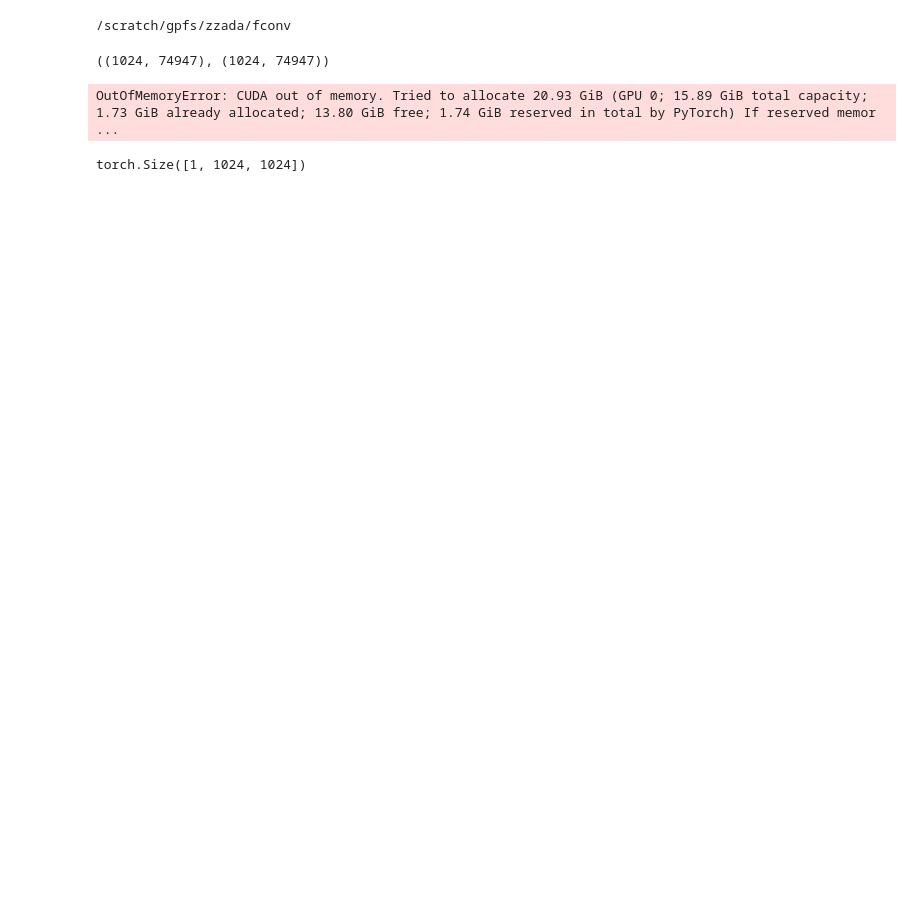
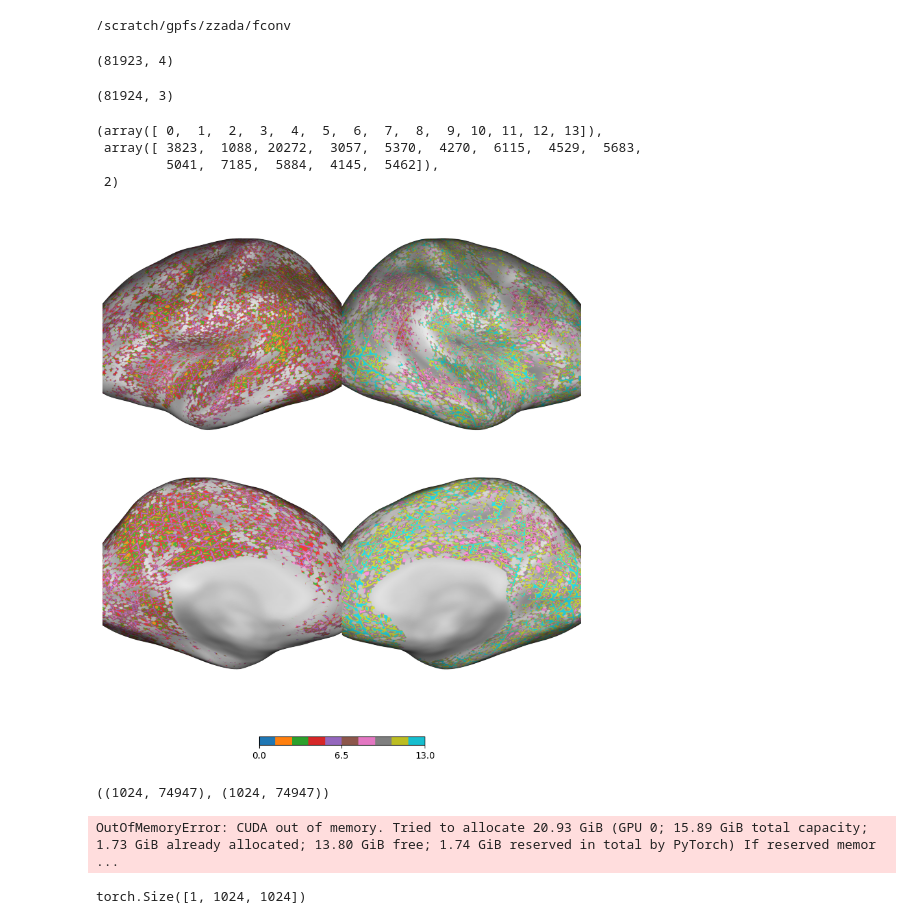
Before and after one commit to YeajuDianaKim394/EncodingModels, a Jupyter notebook: code/mc.ipynb, the cells around one changed output. Saved outputs shown, nothing was run; the diff lists cells and outputs as text; code cells hidden in the pictures; blank space fills up the shorter version.

```diff
--- a/code/mc.ipynb
+++ b/code/mc.ipynb
@@ -5,3 +13,35 @@
+# %%
+modelname = 'model-gpt2-medium_layer-0.0'
+Z = np.load(f'linkage_{modelname}.npy')
+Z.shape
+# %% [output]
+(81923, 4)
+# %%
+tree = cut_tree(Z, n_clusters=[7, 12, 14])
+tree.shape
+# %% [output]
+(81924, 3)
+# %%
+cut = 2
+
+vals, counts = np.unique(tree[:, cut], return_counts=True)
+bad_id = counts.argmax()
+vals, counts, bad_id
+# %% [output]
+(array([ 0,  1,  2,  3,  4,  5,  6,  7,  8,  9, 10, 11, 12, 13]),
+ array([ 3823,  1088, 20272,  3057,  5370,  4270,  6115,  4529,  5683,
+         5041,  7185,  5884,  4145,  5462]),
+ 2)
+# %%
+values = tree[:, cut].copy()
+bg_mask = values == bad_id
+fg_mask = values == 0
+values[bg_mask] = 0
+values[fg_mask] = bad_id
+# %%
+fig = plot.surface_plot(values, cmap='tab10', symmetric=False, vmin=0, size=(1000, 1000))
+# %% [output]
+[figure, added]
 # %%
 import os
 import pickle
```
Also changed, not shown: parts of 1 cell of this notebook, 13 other files.
